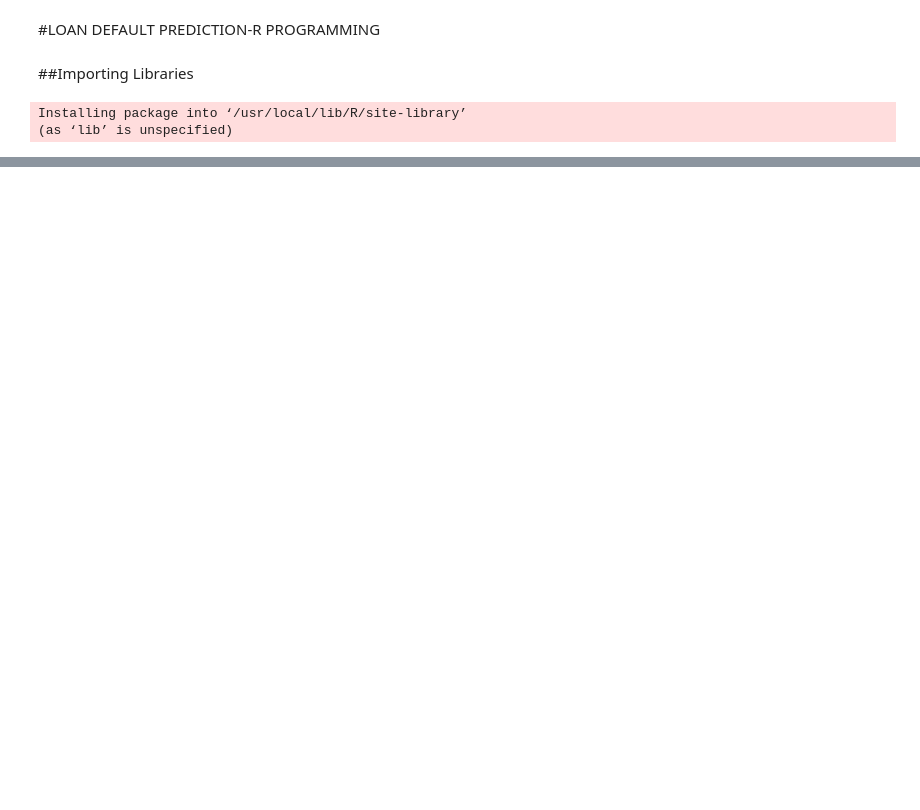
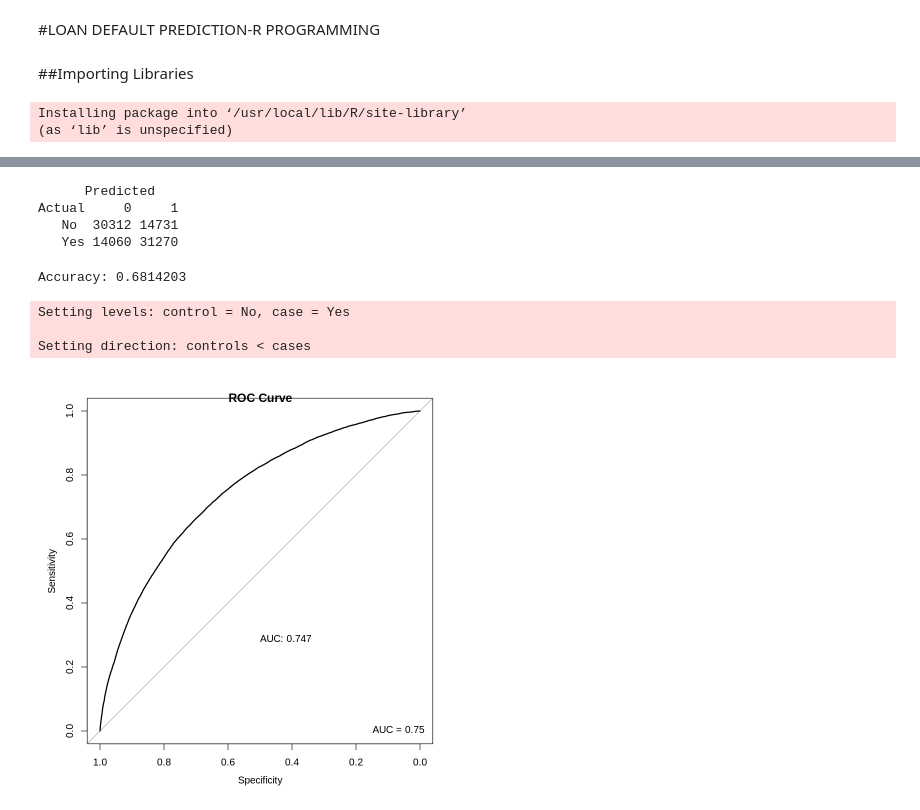
Before and after one commit to SaahilShaikh17/LoanDefaultPrediction, a Jupyter notebook: LoanDefaultPrediction.ipynb, the cells around one changed output, grey strips where cells are left out. Drawn from its saved outputs; the diff is of its cells as text; code cells hidden in the pictures; blank space fills up the shorter version.

```diff
--- a/LoanDefaultPrediction.ipynb
+++ b/LoanDefaultPrediction.ipynb
@@ -31,0 +362,6 @@ A data.frame: 0 × 119
+# %%
+train_data$Default <- ifelse(train_data$Default == "Yes", 1, 0)
+train_data$Default <- factor(train_data$Default, levels = c(0, 1))
+# %%
+logitmod <- glm(Default ~ ., family = binomial, data = train_data)
+summary(logitmod)
@@ -31,0 +386,45 @@ A data.frame: 0 × 119
+# %%
+pred <- predict(logitmod, newdata = test_data, type = "response")
+# %%
+# Load necessary libraries
+library(pROC)
+library(caret)
+
+# Assuming you already have 'pred' as predicted probabilities and 'test_data' as the test dataset
+
+# Define the actual binary labels (0 or 1) for your test dataset as factors
+actual_labels <- as.factor(test_data$Default)
+
+# Convert predicted probabilities to a binary factor
+predicted_labels <- ifelse(pred > 0.5, 1, 0)
+predicted_labels <- as.factor(predicted_labels)
+
+# Create a confusion matrix
+confusion_matrix <- table(Actual = actual_labels, Predicted = predicted_labels)
+
+# Print the confusion matrix
+print(confusion_matrix)
+# %% [output]
+      Predicted
+Actual     0     1
+   No  30312 14731
+   Yes 14060 31270
+# %%
+accuracy <- sum(diag(confusion_matrix)) / sum(confusion_matrix)
+cat("Accuracy:", accuracy, "\n")
+# %% [output]
+Accuracy: 0.6814203
+# %%
+roc_curve <- roc(response = actual_labels, predictor = pred)
+
+# Plot the ROC curve
+plot(roc_curve, print.auc = TRUE, print.auc.y = 0.3)
+
+# Add labels and a legend
+legend("bottomright", legend = paste("AUC =", round(auc(roc_curve), 2)), bty = "n")
+title("ROC Curve")
+# %% [output]
+Setting levels: control = No, case = Yes
+
+Setting direction: controls < cases
+[figure, added]
```
Also changed, not shown: parts of 47 cells of this notebook.
